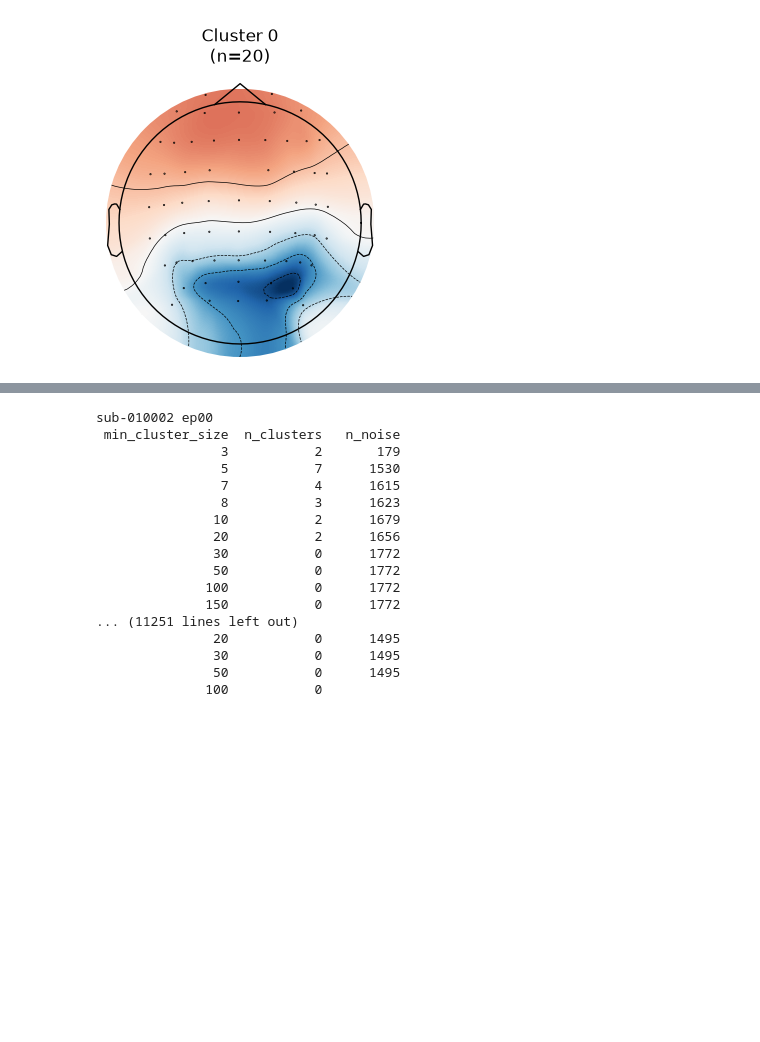
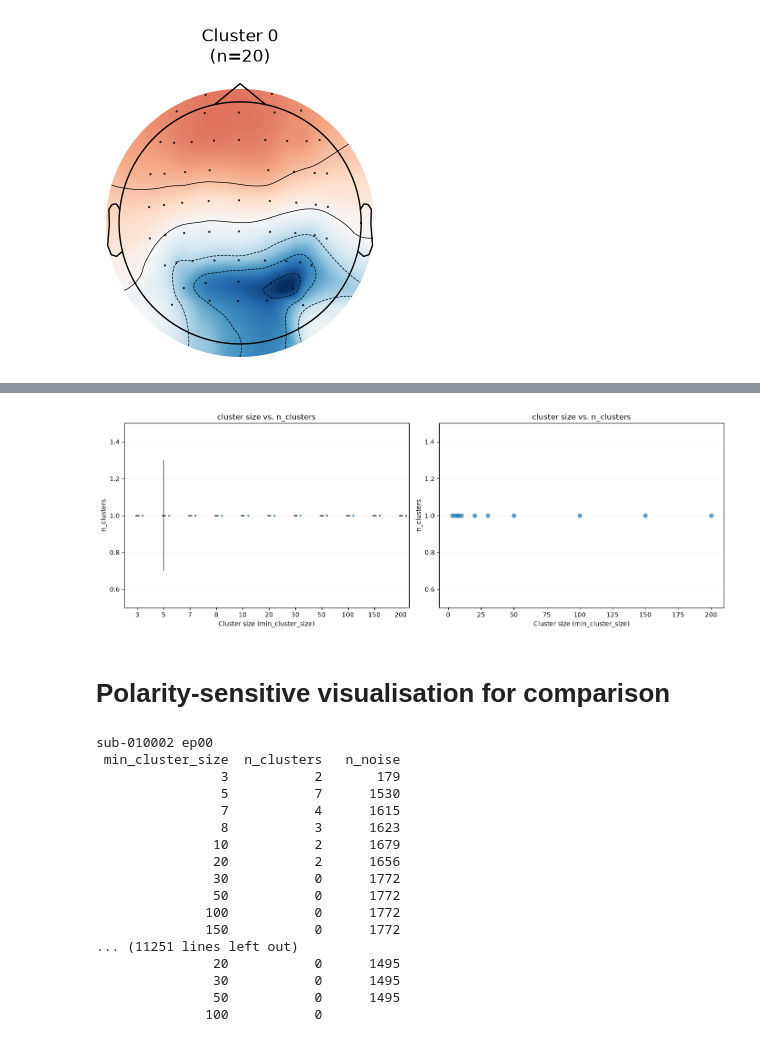
Before and after one commit to haircutt/neuro-ml-proj, a Jupyter notebook: microstate-clustering-eeg.ipynb, the cells around one changed output, grey strips where cells are left out. Cells and saved outputs as stored; diff of their text form; code cells hidden in the pictures; blank space fills up the shorter version.

```diff
--- a/microstate-clustering-eeg.ipynb
+++ b/microstate-clustering-eeg.ipynb
@@ -407,4 +444,52 @@ sub-010002 ep00
 KeyboardInterrupt:
+# %%
+import matplotlib.pyplot as plt
+import pandas as pd
+import ptitprince as pt
+
+
+if "batch_results_polarity_invariant" in globals():
+    df = pd.DataFrame(batch_results_polarity_invariant)
+else:
+    df = pd.read_csv("/home/jjjyl/neuro-ml-proj/pycrostates_2-20/data/batch_results_polarity_invariant.csv")
+
+df = df[["min_cluster_size", "n_clusters"]].copy()
+df["min_cluster_size"] = df["min_cluster_size"].astype(int)
+df["n_clusters"] = 1
+
+df = df.drop_duplicates().sort_values("min_cluster_size")
+
+fig, axes = plt.subplots(1, 2, figsize=(14, 5))
+
+pt.RainCloud(
+    data=df,
+    x="min_cluster_size",
+    y="n_clusters",
+    orient="v",
+    width_viol=0.6,
+    move=0.2,
+    pointplot=False,
+    ax=axes[0],
+)
+axes[0].set_title("cluster size vs. n_clusters")
+axes[0].set_xlabel("Cluster size (min_cluster_size)")
+axes[0].set_ylabel("n_clusters")
+axes[0].set_ylim(0.5, 1.5)
+axes[0].grid(True, axis="y", alpha=0.2)
+
+axes[1].scatter(df["min_cluster_size"], df["n_clusters"], alpha=0.7)
+axes[1].set_title("cluster size vs. n_clusters")
+axes[1].set_xlabel("Cluster size (min_cluster_size)")
+axes[1].set_ylabel("n_clusters")
+axes[1].set_ylim(0.5, 1.5)
+axes[1].grid(True, axis="y", alpha=0.2)
+
+plt.tight_layout()
+plt.show()
+# %% [output]
+[figure, added]
+# %% [markdown]
+# Polarity-sensitive visualisation for comparison
 # %%
 # Polarity-sensitive HDBSCAN sweep for every eyes-closed epoch of each subject.
 batch_results_polarity_sensitive = []
```
Also changed, not shown: parts of 4 cells of this notebook.
